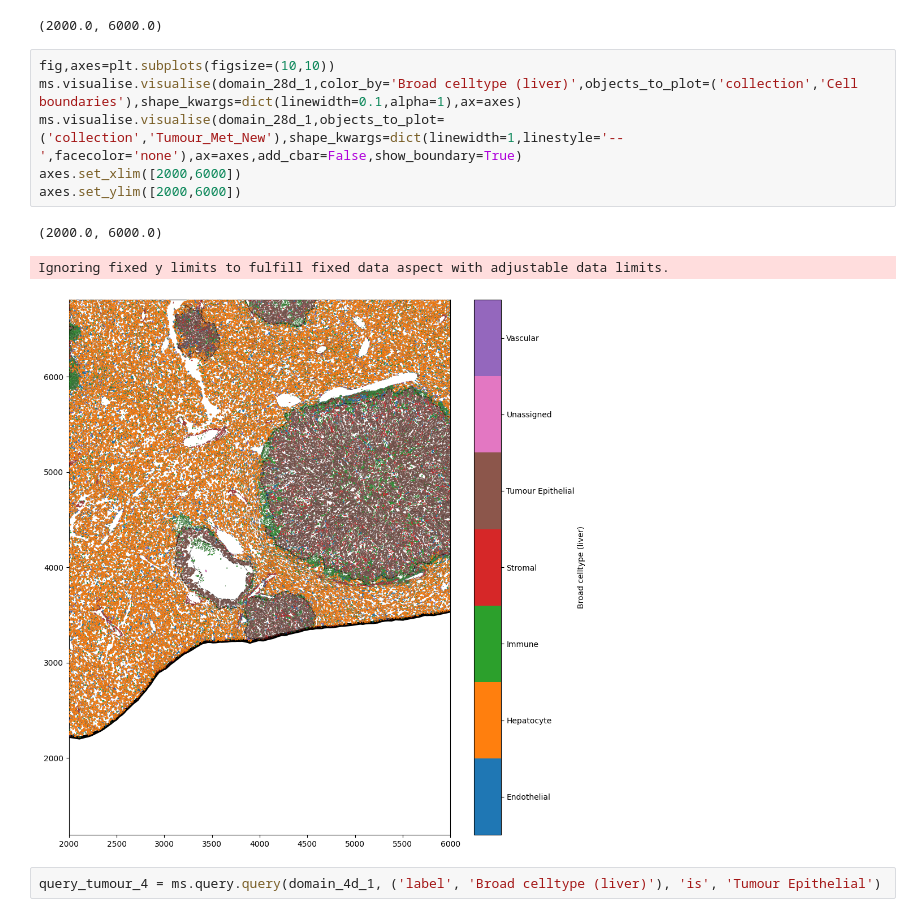
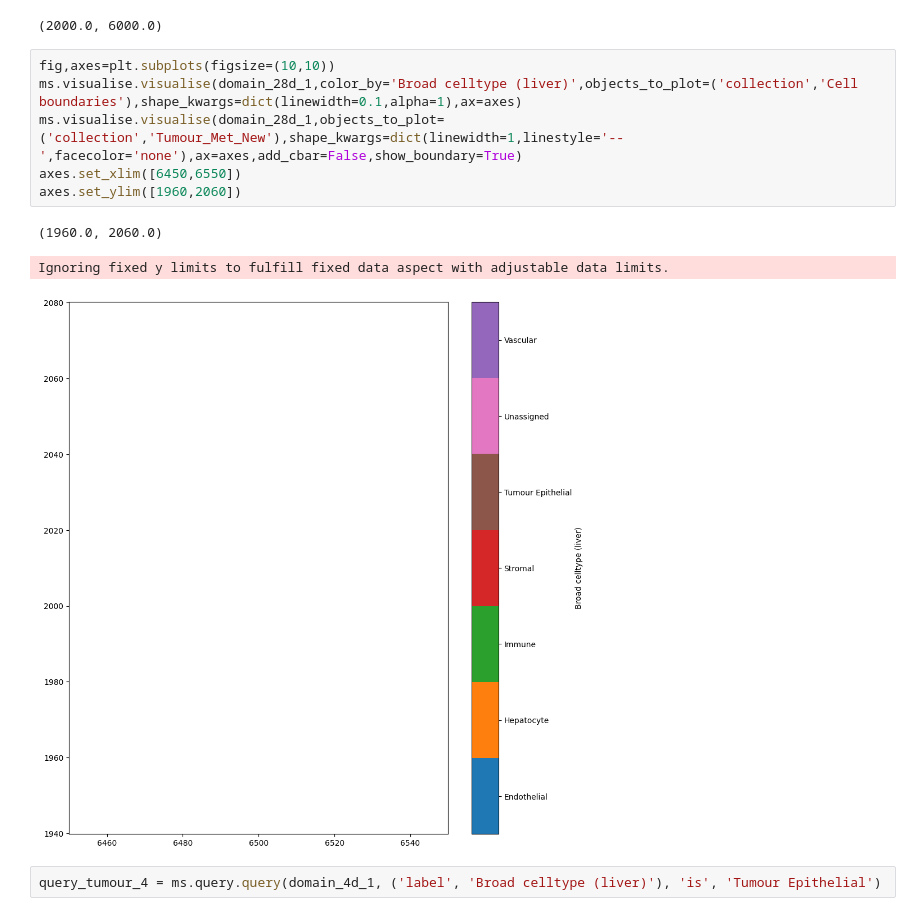
Before and after one commit to joshuagrier/MuSpAn_Hackathon, a Jupyter notebook: Cellular_Analysis/Labelling_Tumour_Regions.ipynb, the cells around one changed output. Drawn from its saved outputs; the diff is of its cells as text.

```diff
--- a/Cellular_Analysis/Labelling_Tumour_Regions.ipynb
+++ b/Cellular_Analysis/Labelling_Tumour_Regions.ipynb
@@ -56,13 +56,13 @@ axes.set_ylim([2000,6000])
 # %%
 fig,axes=plt.subplots(figsize=(10,10))
 ms.visualise.visualise(domain_28d_1,color_by='Broad celltype (liver)',objects_to_plot=('collection','Cell boundaries'),shape_kwargs=dict(linewidth=0.1,alpha=1),ax=axes)
 ms.visualise.visualise(domain_28d_1,objects_to_plot=('collection','Tumour_Met_New'),shape_kwargs=dict(linewidth=1,linestyle='--',facecolor='none'),ax=axes,add_cbar=False,show_boundary=True)
-axes.set_xlim([2000,6000])
-axes.set_ylim([2000,6000])
+axes.set_xlim([6450,6550])
+axes.set_ylim([1960,2060])
 # %% [output]
-(2000.0, 6000.0)
+(1960.0, 2060.0)
 Ignoring fixed y limits to fulfill fixed data aspect with adjustable data limits.
-[figure, old version]
+[figure, new version]
 # %%
 query_tumour_4 = ms.query.query(domain_4d_1, ('label', 'Broad celltype (liver)'), 'is', 'Tumour Epithelial')
 # %%
```
Also changed, not shown: parts of 3 cells of this notebook, 5 other files.
